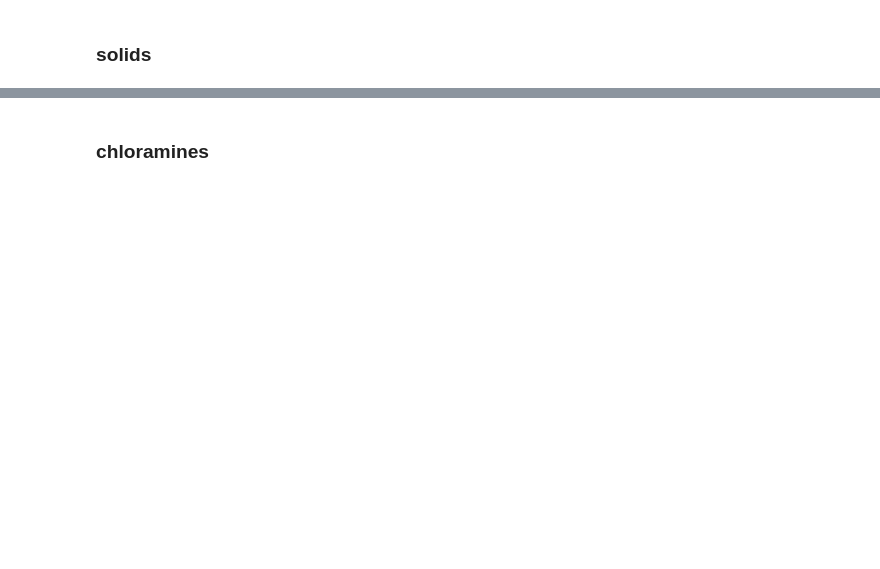
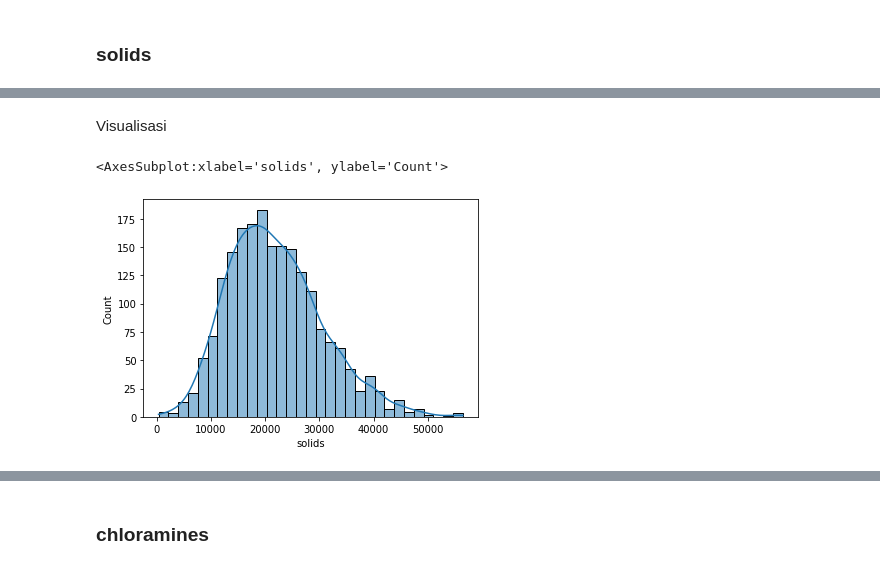
Before and after one commit to Amike31/Tubes1_Probstat, a Jupyter notebook: notebook.ipynb, the cells around one changed output, grey strips where cells are left out. Cells and saved outputs as stored; diff of their text form; code cells hidden in the pictures; blank space fills up the shorter version.

```diff
--- a/notebook.ipynb
+++ b/notebook.ipynb
@@ -115,0 +224,8 @@ mode > 2
+# %% [markdown]
+Visualisasi
+# %%
+# histogram
+sns.histplot(df["solids"], kde=True) # kde=True menampilkan grafik kumulatif (garis tipis)
+# %% [output]
+<AxesSubplot:xlabel='solids', ylabel='Count'>
+[figure, added]
```
Also changed, not shown: parts of 85 cells of this notebook.
